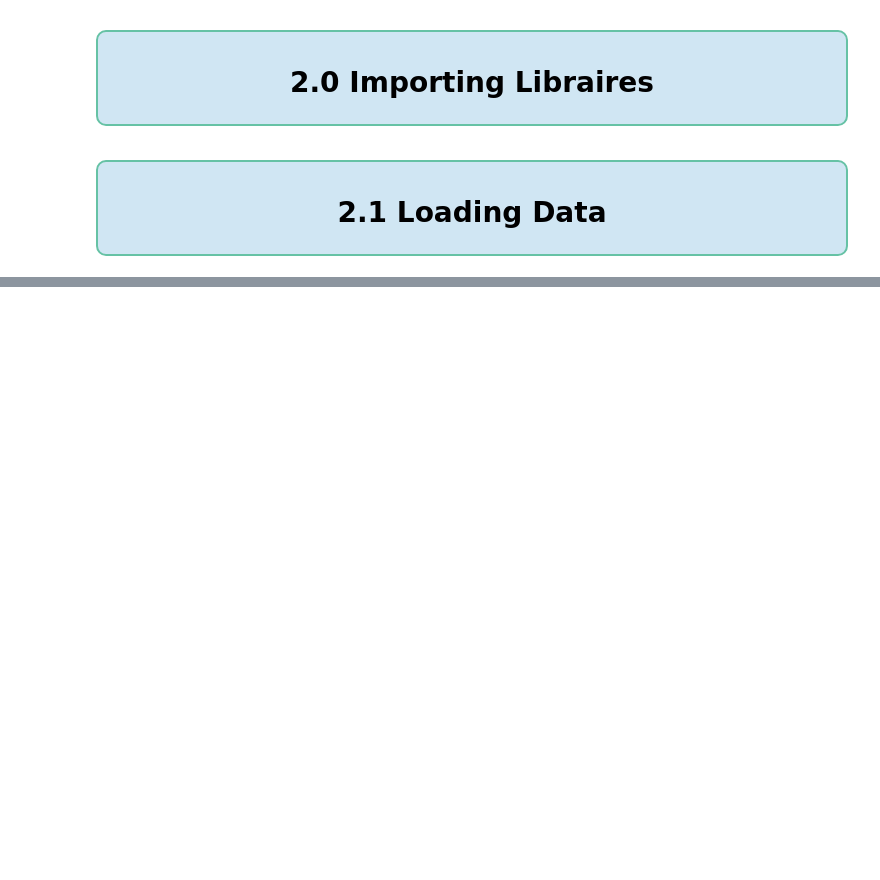
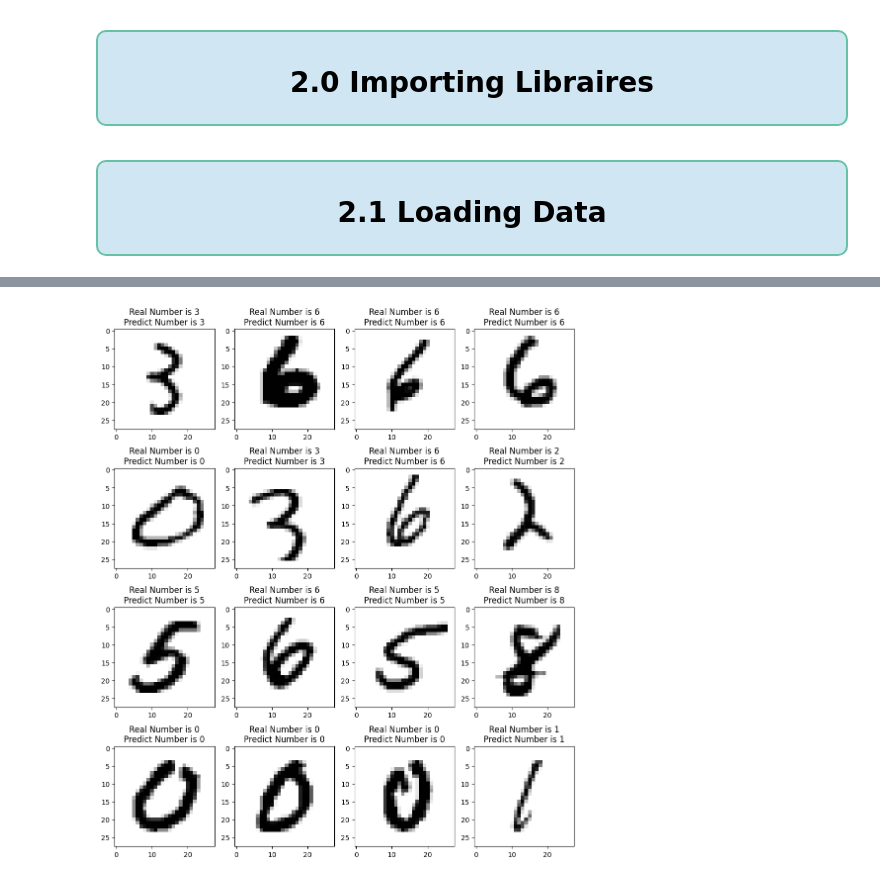
Before and after one commit to shaheeralics/Data-Science-Learning-With-Projects, a Jupyter notebook: Projects/ML - DL/P5 Classifying Hand Written Digits Using MNIST.ipynb, the cells around one changed output, grey strips where cells are left out. Cells and saved outputs as stored; diff of their text form; code cells hidden in the pictures; blank space fills up the shorter version.

```diff
--- a/Projects/ML - DL/P5 Classifying Hand Written Digits Using MNIST.ipynb
+++ b/Projects/ML - DL/P5 Classifying Hand Written Digits Using MNIST.ipynb
@@ -128,0 +510,9 @@ train = pd.read_csv('../../../datasets/Projects/P5 mnist hand written digits.zip
+# %%
+y_pred = model.predict(X_test)
+X_test__ = X_test.reshape(X_test.shape[0], 28, 28)
+
+fig, axis = plt.subplots(4, 4, figsize=(12, 14))
+for i, ax in enumerate(axis.flat):
+    ax.imshow(X_test__[i], cmap='binary')
+    ax.set(title = f"Real Number is {y_test[i].argmax()}\nPredict Number is {y_pred[i].argmax()}");
+# %% [output]
@@ -128,0 +520 @@ train = pd.read_csv('../../../datasets/Projects/P5 mnist hand written digits.zip
+[figure, added]
```
Also changed, not shown: parts of 61 cells of this notebook.
